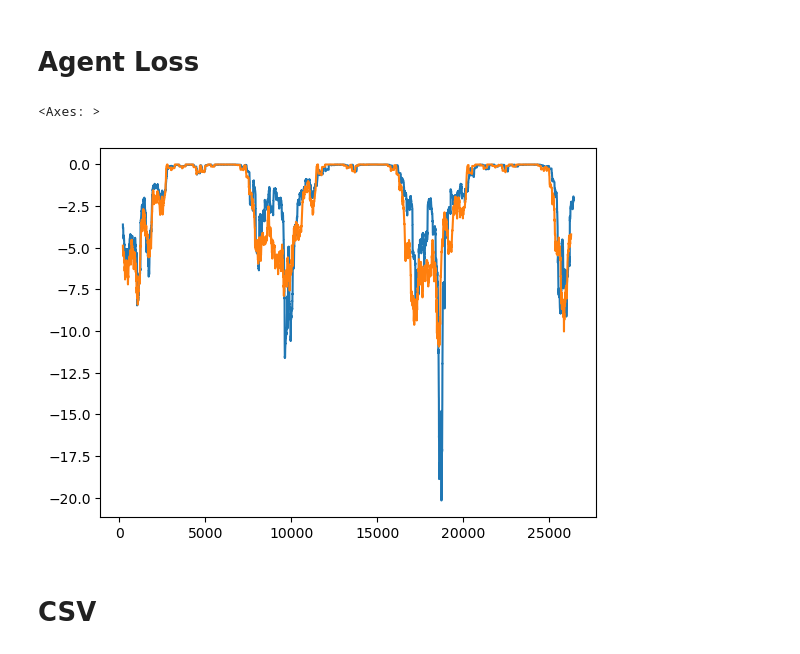
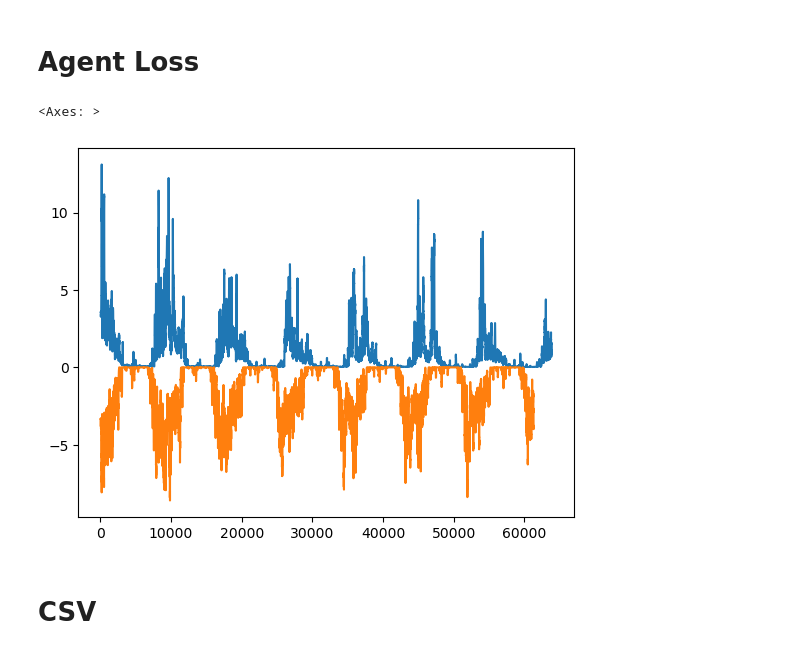
Before and after one commit to Lundkjaer/ClimAIte, a Jupyter notebook: EMS_work/post_processing.ipynb, the cells around one changed output. Saved outputs shown, nothing was run; the diff lists cells and outputs as text; code cells hidden in the pictures.

```diff
--- a/EMS_work/post_processing.ipynb
+++ b/EMS_work/post_processing.ipynb
@@ -8,5 +8,6 @@ import matplotlib.pyplot as plt
 # Agent actions from Memory
 # %%
 
-memory_csv = pd.read_csv(r"W:\Insync\GDrive\Main\TU Delft\Thesis\DRL runs\Building-InsuBASE-MassBASE\RL24hAllRNN\agent memory.csv")
+memory_csv = pd.read_csv(r"W:\Insync\GDrive\Main\TU Delft\Thesis\DRL runs 03\Building-InsuBASE-MassBASE\RL24hAllRNN\agent memory.csv")
+# memory_csv = pd.read_csv(r"W:\Insync\GDrive\Main\TU Delft\Thesis\DRL runs\Building-InsuUP-MassUP\RL04hFlatInput\agent memory.csv")
 # %%
@@ -59,16 +44,17 @@ plt.plot(x,y1)
 # %% [markdown]
 # Agent Loss
 # %%
-lossdf = pd.read_csv(r"W:\Insync\GDrive\Main\TU Delft\Thesis\DRL runs\Building-InsuBASE-MassBASE\RL24hAllRNN\agent loss.csv")
+lossdf = pd.read_csv(r"W:\Insync\GDrive\Main\TU Delft\Thesis\DRL runs 03\Building-InsuBASE-MassBASE\RL24hAllRNN\agent loss.csv")
+# lossdf = pd.read_csv(r"W:\Insync\GDrive\Main\TU Delft\Thesis\DRL runs\Building-InsuUP-MassUP\RL04hFlatInput\agent loss.csv")
 # %%
-rollloss = lossdf['0'] * -1
-rollloss.rolling(200).mean().plot()
-memory_csv['next_reward'].rolling(200).mean().plot()
+rollloss = lossdf['0'] * 1
+rollloss.rolling(50).mean().plot()
+memory_csv['next_reward'].rolling(50).mean().plot()
 # rollloss.plot()
 # rolling(702, min_periods=1, center=True).mean()
 # %% [output]
 <Axes: >
-[figure, old version]
+[figure, new version]
 # %% [markdown]
 # CSV
 # %%
```
Also changed, not shown: parts of 26 cells of this notebook, 4 other files.
